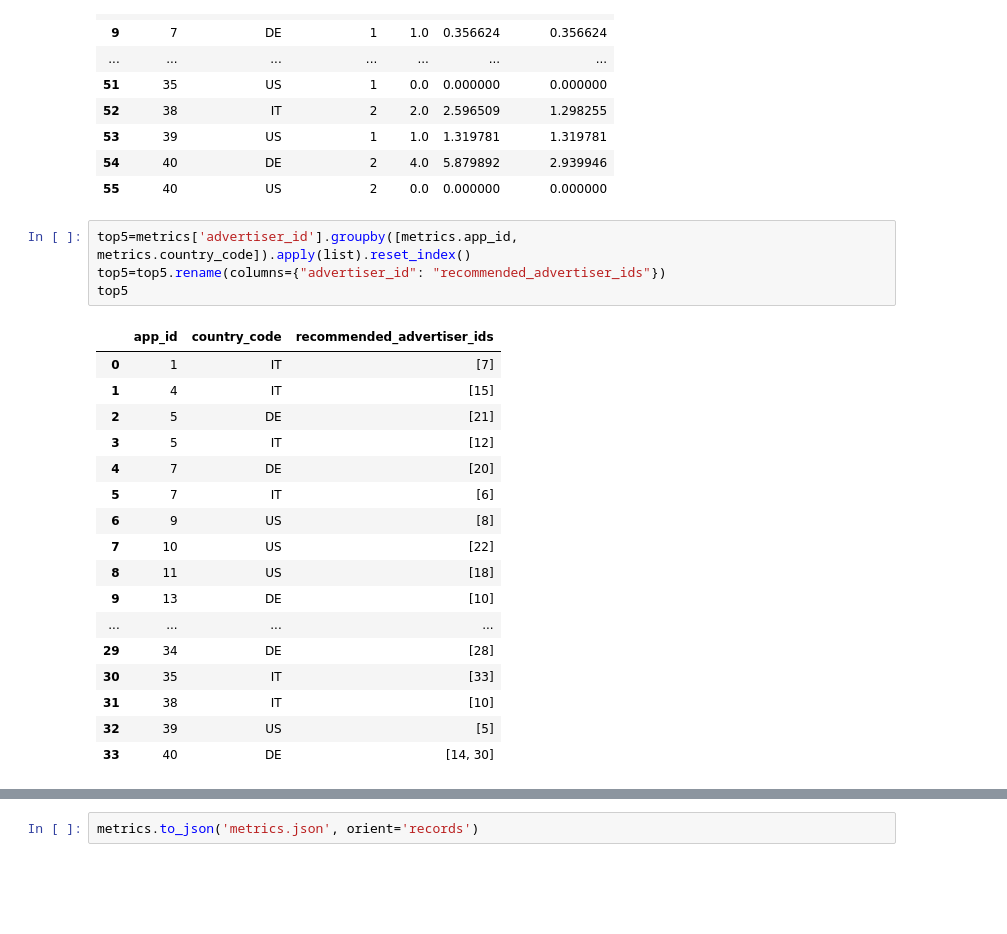
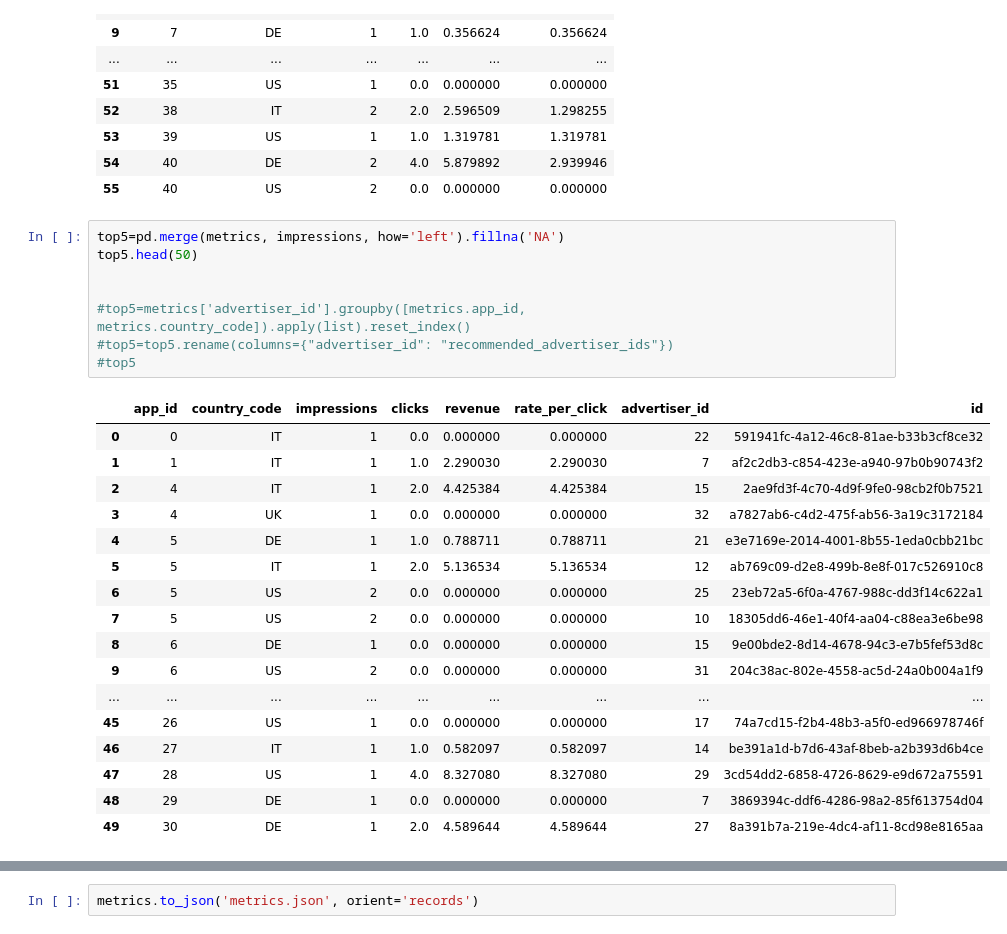
Before and after one commit to eyamini/Verve-Top-Advertisers, a Jupyter notebook: Merged.ipynb, the cells around one changed output, grey strips where cells are left out. Cells and saved outputs as stored; diff of their text form; blank space fills up the shorter version.

```diff
--- a/Merged.ipynb
+++ b/Merged.ipynb
@@ -203,24 +200,28 @@ metrics
 | 54 | 40 | DE | 2 | 4.0 | 5.879892 | 2.939946 |
 | 55 | 40 | US | 2 | 0.0 | 0.000000 | 0.000000 |
 # %%
-top5=metrics['advertiser_id'].groupby([metrics.app_id, metrics.country_code]).apply(list).reset_index()
-top5=top5.rename(columns={"advertiser_id": "recommended_advertiser_ids"})
-top5
+top5=pd.merge(metrics, impressions, how='left').fillna('NA')
+top5.head(50)
+
+
+#top5=metrics['advertiser_id'].groupby([metrics.app_id, metrics.country_code]).apply(list).reset_index()
+#top5=top5.rename(columns={"advertiser_id": "recommended_advertiser_ids"})
+#top5
 # %% [output]
-|  | app_id | country_code | recommended_advertiser_ids |
-| 0 | 1 | IT | [7] |
-| 1 | 4 | IT | [15] |
-| 2 | 5 | DE | [21] |
-| 3 | 5 | IT | [12] |
-| 4 | 7 | DE | [20] |
-| 5 | 7 | IT | [6] |
-| 6 | 9 | US | [8] |
-| 7 | 10 | US | [22] |
-| 8 | 11 | US | [18] |
-| 9 | 13 | DE | [10] |
-| ... | ... | ... | ... |
-| 29 | 34 | DE | [28] |
-| 30 | 35 | IT | [33] |
-| 31 | 38 | IT | [10] |
-| 32 | 39 | US | [5] |
-| 33 | 40 | DE | [14, 30] |
+|  | app_id | country_code | impressions | clicks | revenue | rate_per_click | advertiser_id | id |
+| 0 | 0 | IT | 1 | 0.0 | 0.000000 | 0.000000 | 22 | 591941fc-4a12-46c8-81ae-b33b3cf8ce32 |
+| 1 | 1 | IT | 1 | 1.0 | 2.290030 | 2.290030 | 7 | af2c2db3-c854-423e-a940-97b0b90743f2 |
+| 2 | 4 | IT | 1 | 2.0 | 4.425384 | 4.425384 | 15 | 2ae9fd3f-4c70-4d9f-9fe0-98cb2f0b7521 |
+| 3 | 4 | UK | 1 | 0.0 | 0.000000 | 0.000000 | 32 | a7827ab6-c4d2-475f-ab56-3a19c3172184 |
+| 4 | 5 | DE | 1 | 1.0 | 0.788711 | 0.788711 | 21 | e3e7169e-2014-4001-8b55-1eda0cbb21bc |
+| 5 | 5 | IT | 1 | 2.0 | 5.136534 | 5.136534 | 12 | ab769c09-d2e8-499b-8e8f-017c526910c8 |
+| 6 | 5 | US | 2 | 0.0 | 0.000000 | 0.000000 | 25 | 23eb72a5-6f0a-4767-988c-dd3f14c622a1 |
+| 7 | 5 | US | 2 | 0.0 | 0.000000 | 0.000000 | 10 | 18305dd6-46e1-40f4-aa04-c88ea3e6be98 |
+| 8 | 6 | DE | 1 | 0.0 | 0.000000 | 0.000000 | 15 | 9e00bde2-8d14-4678-94c3-e7b5fef53d8c |
+| 9 | 6 | US | 2 | 0.0 | 0.000000 | 0.000000 | 31 | 204c38ac-802e-4558-ac5d-24a0b004a1f9 |
+| ... | ... | ... | ... | ... | ... | ... | ... | ... |
+| 45 | 26 | US | 1 | 0.0 | 0.000000 | 0.000000 | 17 | 74a7cd15-f2b4-48b3-a5f0-ed966978746f |
+| 46 | 27 | IT | 1 | 1.0 | 0.582097 | 0.582097 | 14 | be391a1d-b7d6-43af-8beb-a2b393d6b4ce |
+| 47 | 28 | US | 1 | 4.0 | 8.327080 | 8.327080 | 29 | 3cd54dd2-6858-4726-8629-e9d672a75591 |
+| 48 | 29 | DE | 1 | 0.0 | 0.000000 | 0.000000 | 7 | 3869394c-ddf6-4286-98a2-85f613754d04 |
+| 49 | 30 | DE | 1 | 2.0 | 4.589644 | 4.589644 | 27 | 8a391b7a-219e-4dc4-af11-8cd98e8165aa |
```
Also changed, not shown: parts of 4 cells of this notebook, 2 other files.
